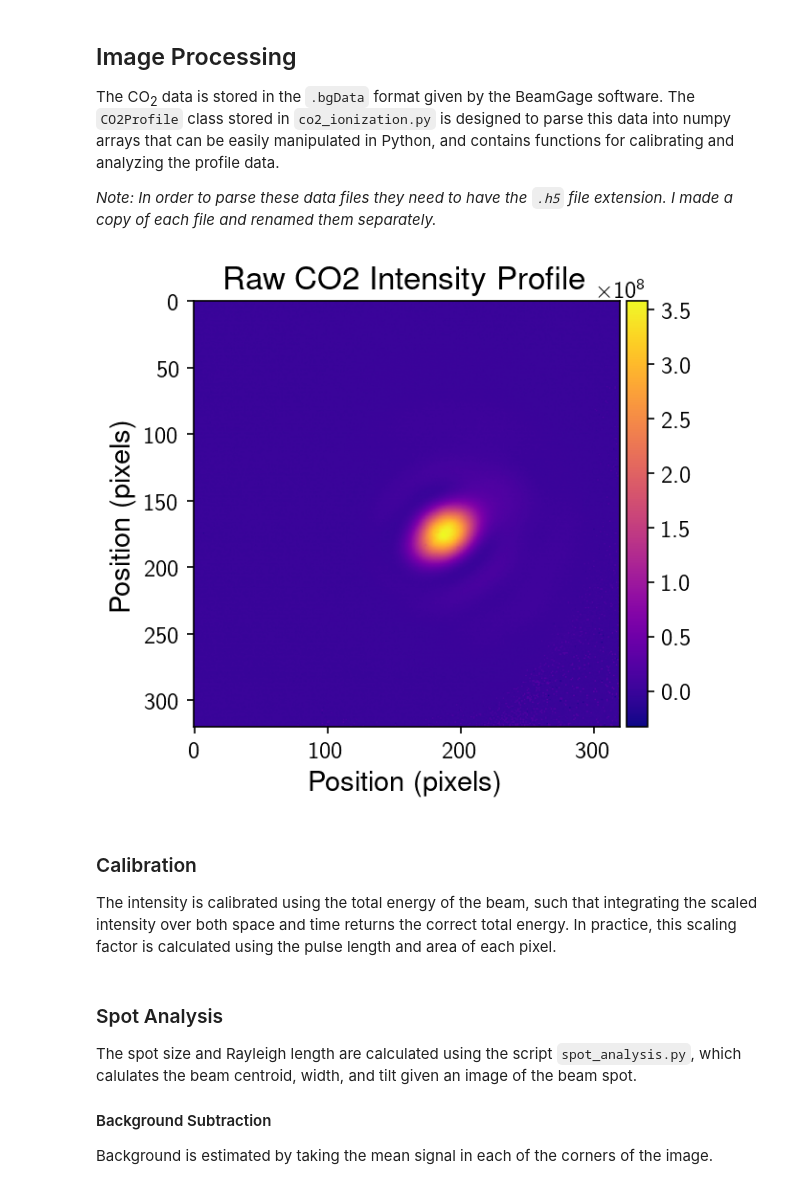
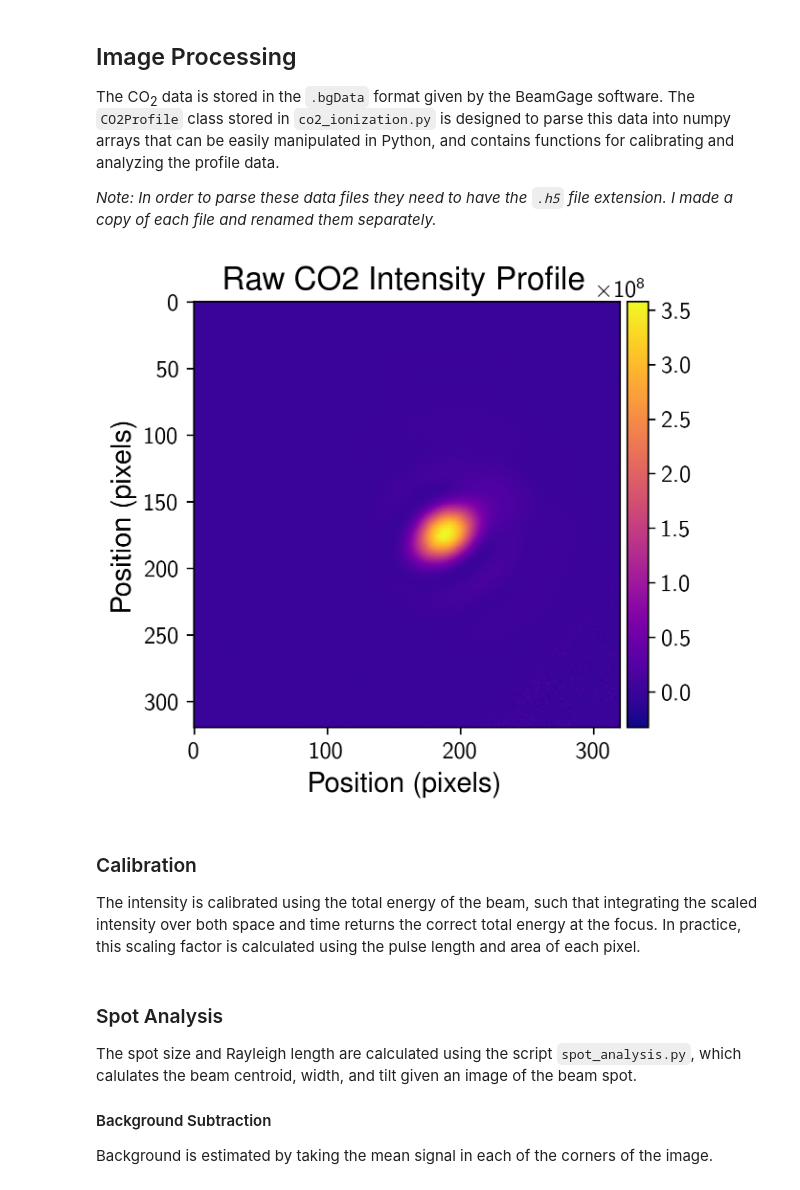
Before and after one commit to acfarrell/co2_analysis, a Jupyter notebook: CO2_analysis.ipynb, the cells around one changed output. Saved outputs shown, nothing was run; the diff lists cells and outputs as text; code cells hidden in the pictures.

```diff
--- a/CO2_analysis.ipynb
+++ b/CO2_analysis.ipynb
@@ -16,40 +16,44 @@ _Note: In order to parse these data files they need to have the <code>.h5</code>
 # %%
 # Import my modules for analyzing CO2 profile data and calculating beam parameters
 import co2_ionization as co2
-import spot_analysis
+import spot_analysis as spot
 
 import matplotlib as mpl
 import matplotlib.pyplot as plt
+import numpy as np
 
 %matplotlib inline
-mpl.rcParams['figure.dpi']= 150
+mpl.rcParams['figure.dpi']= 300
 import astropy.units as u
+from astropy.constants import c, m_e, e, hbar, alpha, eps0
+e = e.to(u.C)
+
 
 # Define path to data file
 directory = "/home/oods/Research/AE98-99/CO2 Profiles/AE98/"
 fname = directory + "2021-08-05 007 regen focus.h5"
 
 # Define known beam parameters
 total_energy = 200 * u.mJ   # total energy
 pulse_length = 2 * u.ps     # pulse length
 lambda_0 = 9.6 * u.um       # central wavelength of the laser
 
 # CO2 spot size is known to be around 50 micron at the focus, scaling 1/40 from camera to focal plane
-focus_scale = 1/40          # scaling factor between imaging plane and focal plane
+magnification = 50          # scaling factor between imaging plane and focal plane
 
 # Open data file by initializing dataclass object, then display raw image
 beam = co2.CO2Profile(fname,
                       energy = total_energy,
                       pulse_length = pulse_length,
                       lambda_0 = lambda_0,
-                      focus_scale = focus_scale)
+                      magnification = magnification)
 beam.image()
 # %% [output]
-[figure, old version]
+[figure, new version]
 # %% [markdown]
 ### Calibration
 
-The intensity is calibrated using the total energy of the beam, such that integrating the scaled intensity over both space and time returns the correct total energy. In practice, this scaling factor is calculated using the pulse length and area of each pixel.
+The intensity is calibrated using the total energy of the beam, such that integrating the scaled intensity over both space and time returns the correct total energy at the focus. In practice, this scaling factor is calculated using the pulse length and area of each pixel.
 # %%
 intensity_scale = ( total_energy / pulse_length / beam.pix_size**2 ).to(u.W / u.cm**2)
 
```
Also changed, not shown: parts of 7 cells of this notebook, 2 other files.
